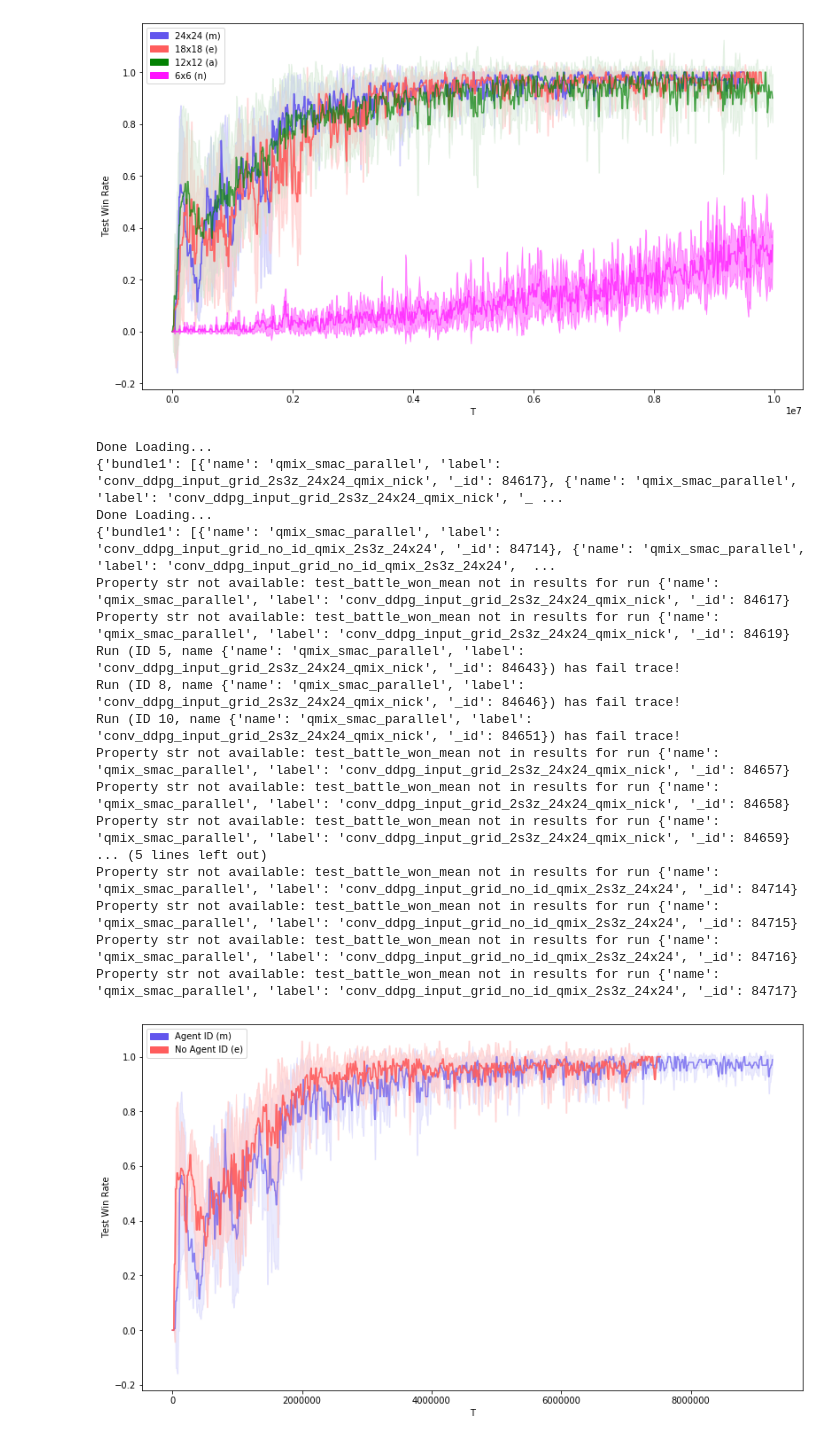
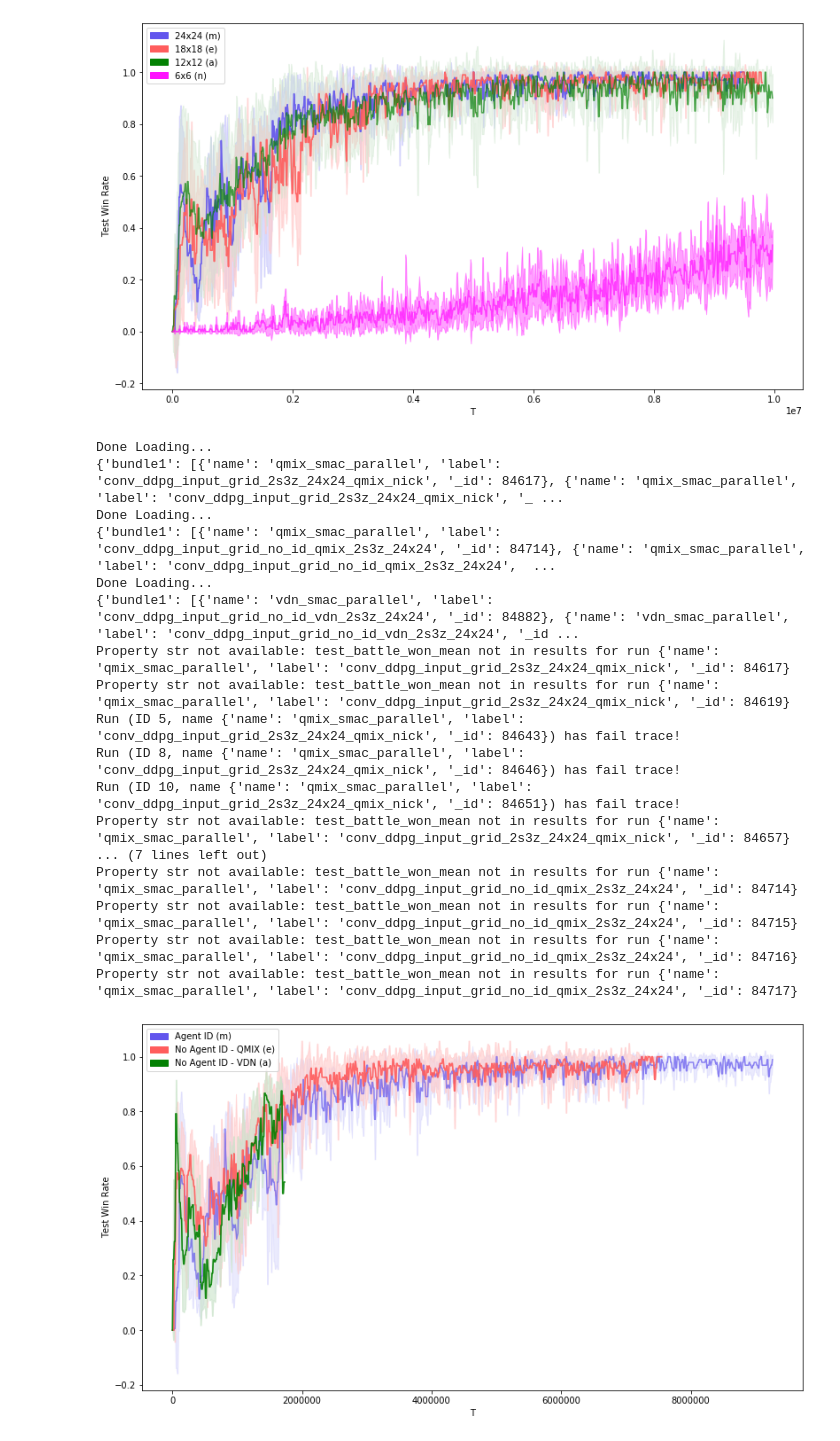
Before and after one commit to nicholasburden/pymarl, a Jupyter notebook: analysis/analysis.ipynb, the cells around one changed output. Saved outputs shown, nothing was run; the diff lists cells and outputs as text; code cells hidden in the pictures.

```diff
--- a/analysis/analysis.ipynb
+++ b/analysis/analysis.ipynb
@@ -363,37 +363,40 @@ Property str not available: test_battle_won_mean not in results for run {'name':
 
 data__conv_ddpg_input_grid_id = mongo_central.get_name_label_names("", "conv_ddpg_input_grid_2s3z_24x24_qmix_nick")
 print(data__conv_ddpg_input_grid_id)
 
-data__conv_ddpg_input_grid_noid = mongo_central.get_name_label_names("", "conv_ddpg_input_grid_no_id_qmix_2s3z_24x24")
-print(data__conv_ddpg_input_grid_noid)
+data__conv_ddpg_input_grid_noid_qmix = mongo_central.get_name_label_names("", "conv_ddpg_input_grid_no_id_qmix_2s3z_24x24")
+print(data__conv_ddpg_input_grid_noid_qmix)
 
+data__conv_ddpg_input_grid_noid_vdn = mongo_central.get_name_label_names("", "conv_ddpg_input_grid_no_id_vdn_2s3z_24x24")
+print(data__conv_ddpg_input_grid_noid_vdn)
 
 
 bavg = bundle_average(mongo_central,
                       [("Agent ID", data__conv_ddpg_input_grid_id, "test_battle_won_mean", "test_battle_won_mean_T"),
-                       ("No Agent ID", data__conv_ddpg_input_grid_noid, "test_battle_won_mean", "test_battle_won_mean_T")
+                       ("No Agent ID - QMIX", data__conv_ddpg_input_grid_noid_qmix, "test_battle_won_mean", "test_battle_won_mean_T"),
+                       ("No Agent ID - VDN", data__conv_ddpg_input_grid_noid_vdn, "test_battle_won_mean", "test_battle_won_mean_T")
                       ],
                       no_fails=True,
                       window=20000)
 
 a = plot_bundle_avgs(bavg,
                      figsize=(15,8))
 # %% [output]
 Done Loading...
 {'bundle1': [{'name': 'qmix_smac_parallel', 'label': 'conv_ddpg_input_grid_2s3z_24x24_qmix_nick', '_id': 84617}, {'name': 'qmix_smac_parallel', 'label': 'conv_ddpg_input_grid_2s3z_24x24_qmix_nick', '_ ...
 Done Loading...
 {'bundle1': [{'name': 'qmix_smac_parallel', 'label': 'conv_ddpg_input_grid_no_id_qmix_2s3z_24x24', '_id': 84714}, {'name': 'qmix_smac_parallel', 'label': 'conv_ddpg_input_grid_no_id_qmix_2s3z_24x24',  ...
+Done Loading...
+{'bundle1': [{'name': 'vdn_smac_parallel', 'label': 'conv_ddpg_input_grid_no_id_vdn_2s3z_24x24', '_id': 84882}, {'name': 'vdn_smac_parallel', 'label': 'conv_ddpg_input_grid_no_id_vdn_2s3z_24x24', '_id ...
 Property str not available: test_battle_won_mean not in results for run {'name': 'qmix_smac_parallel', 'label': 'conv_ddpg_input_grid_2s3z_24x24_qmix_nick', '_id': 84617}
 Property str not available: test_battle_won_mean not in results for run {'name': 'qmix_smac_parallel', 'label': 'conv_ddpg_input_grid_2s3z_24x24_qmix_nick', '_id': 84619}
 Run (ID 5, name {'name': 'qmix_smac_parallel', 'label': 'conv_ddpg_input_grid_2s3z_24x24_qmix_nick', '_id': 84643}) has fail trace!
 Run (ID 8, name {'name': 'qmix_smac_parallel', 'label': 'conv_ddpg_input_grid_2s3z_24x24_qmix_nick', '_id': 84646}) has fail trace!
 Run (ID 10, name {'name': 'qmix_smac_parallel', 'label': 'conv_ddpg_input_grid_2s3z_24x24_qmix_nick', '_id': 84651}) has fail trace!
 Property str not available: test_battle_won_mean not in results for run {'name': 'qmix_smac_parallel', 'label': 'conv_ddpg_input_grid_2s3z_24x24_qmix_nick', '_id': 84657}
-Property str not available: test_battle_won_mean not in results for run {'name': 'qmix_smac_parallel', 'label': 'conv_ddpg_input_grid_2s3z_24x24_qmix_nick', '_id': 84658}
-Property str not available: test_battle_won_mean not in results for run {'name': 'qmix_smac_parallel', 'label': 'conv_ddpg_input_grid_2s3z_24x24_qmix_nick', '_id': 84659}
-... (5 lines left out)
+... (7 lines left out)
 Property str not available: test_battle_won_mean not in results for run {'name': 'qmix_smac_parallel', 'label': 'conv_ddpg_input_grid_no_id_qmix_2s3z_24x24', '_id': 84714}
 Property str not available: test_battle_won_mean not in results for run {'name': 'qmix_smac_parallel', 'label': 'conv_ddpg_input_grid_no_id_qmix_2s3z_24x24', '_id': 84715}
 Property str not available: test_battle_won_mean not in results for run {'name': 'qmix_smac_parallel', 'label': 'conv_ddpg_input_grid_no_id_qmix_2s3z_24x24', '_id': 84716}
 Property str not available: test_battle_won_mean not in results for run {'name': 'qmix_smac_parallel', 'label': 'conv_ddpg_input_grid_no_id_qmix_2s3z_24x24', '_id': 84717}
-[figure, old version]
+[figure, new version]
```
Also changed, not shown: 1 other file.
